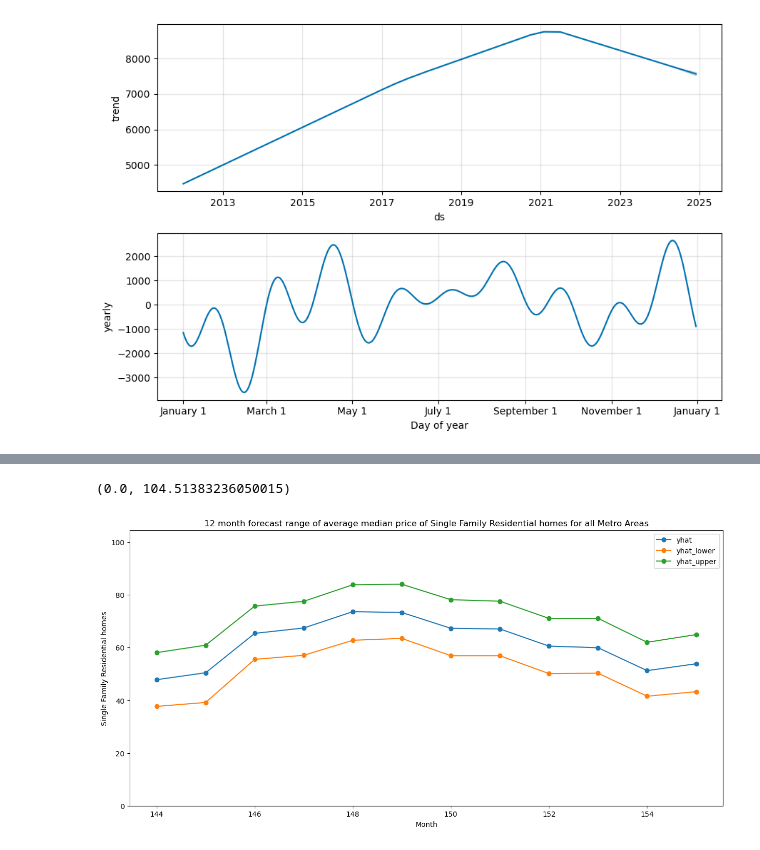
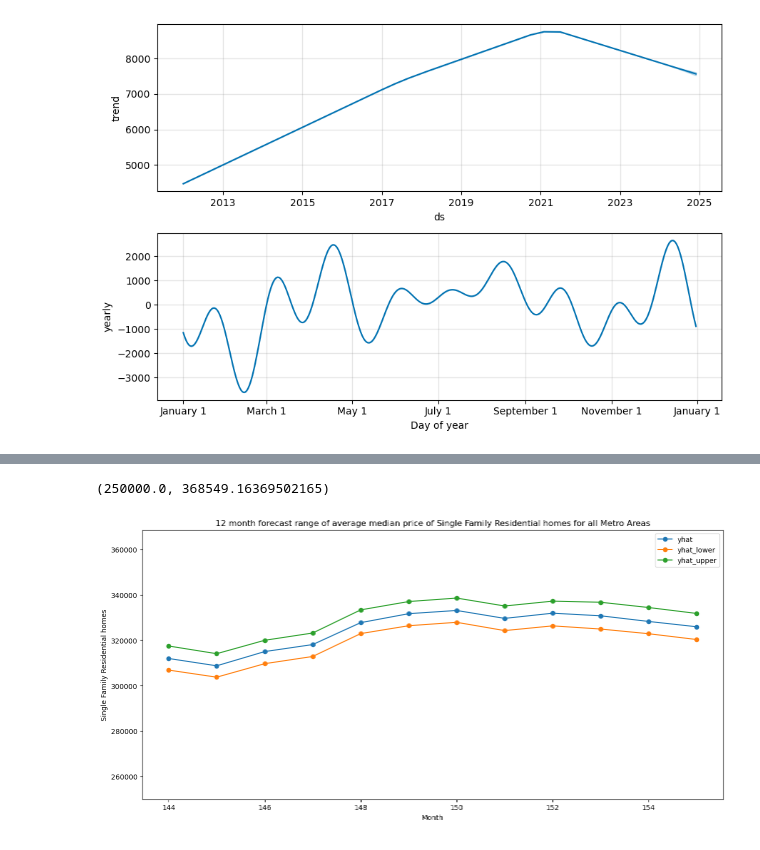
Before and after one commit to mvenegas011/Project1_Group7, a Jupyter notebook: Metro_Homes_Forecast.ipynb, the cells around one changed output, grey strips where cells are left out. Drawn from its saved outputs; the diff is of its cells as text; code cells hidden in the pictures.

```diff
--- a/Metro_Homes_Forecast.ipynb
+++ b/Metro_Homes_Forecast.ipynb
@@ -367,8 +367,8 @@ fig5=m5.plot_components(forecast_multifam)
 [figure]
 # %%
 df_homes_srf_sales = df_homes_forecast.loc[df_homes_forecast['property_type'] == 'Single Family Residential']
-df_homes_srf_sales1 = df_homes_condo[['period_begin','median_sale_price']].rename(columns={'period_begin':'ds','median_sale_price':'y'}).sort_values(by='ds').dropna()
-df_homes_srf_sales_sum=df_homes_condo1.groupby('ds')['y'].agg(['mean']).rename(columns={'mean':'y'})
+df_homes_srf_sales1 = df_homes_srf_sales[['period_begin','median_sale_price']].rename(columns={'period_begin':'ds','median_sale_price':'y'}).sort_values(by='ds').dropna()
+df_homes_srf_sales_sum=df_homes_srf_sales1.groupby('ds')['y'].agg(['mean']).rename(columns={'mean':'y'})
 df_homes_srf_sales_sum.plot(marker="o", figsize=(15,7))
 plt.title("Total Single Family Residential average median sale price for all Metro Areas")
 plt.xlabel("Month")
@@ -401,14 +434,14 @@ plt.ylim(0, max(prophet_srf_sales["y"]))
 # %%
 forecast_srf_sales[['ds','yhat','yhat_lower','yhat_upper']]
 forecast_srf_sales[['yhat','yhat_lower','yhat_upper']].iloc[-12:,:].plot(marker="o", figsize=(15,7))
 plt.title("12 month forecast range of average median price of Single Family Residential homes for all Metro Areas")
 plt.xlabel("Month")
 plt.ylabel("Single Family Residential homes")
 #plt.xlim(-0.25, len(df_homes_srf_sum["ds"]))
-plt.ylim(0, max(forecast_srf_sales['yhat_upper']))
+plt.ylim(250000, max(forecast_srf_sales['yhat_upper'])+ 30000)
 # %% [output]
-(0.0, 104.51383236050015)
+(250000.0, 368549.16369502165)
-[figure, old version]
+[figure, new version]
 # %%
 forecast_srf_sales = forecast_srf_sales.reset_index()
 fig3=m3.plot_components(forecast_srf_sales)
```
Also changed, not shown: parts of 18 cells of this notebook.
